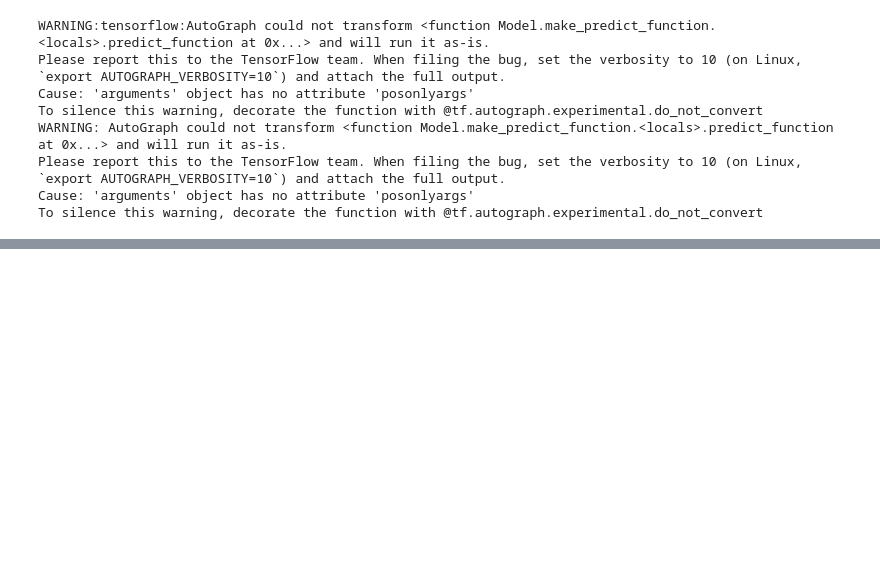
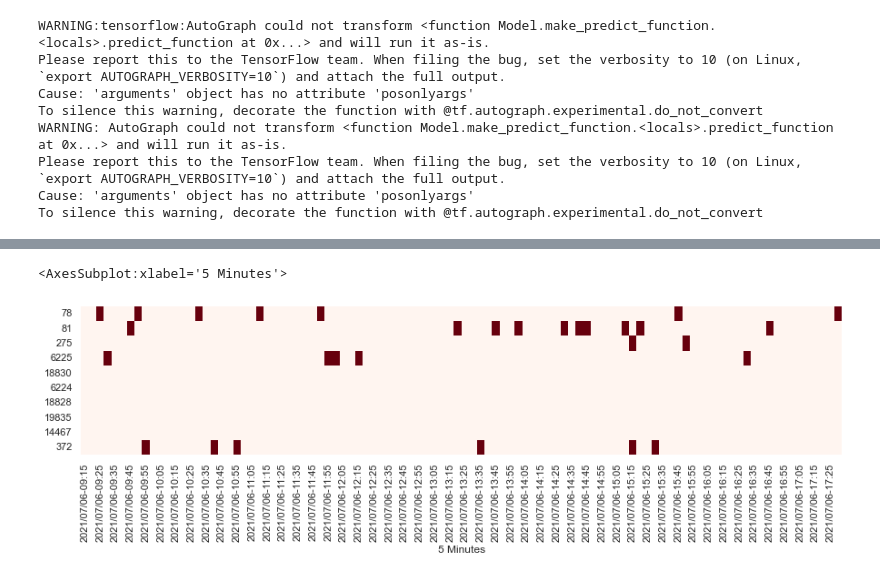
Before and after one commit to futoshi-ishiguro/pems_prediction, a Jupyter notebook: target_missing/target_missing-missing_rate_MICE.ipynb, the cells around one changed output, grey strips where cells are left out. Cells and saved outputs as stored; diff of their text form; code cells hidden in the pictures; blank space fills up the shorter version.

```diff
--- a/target_missing/target_missing-missing_rate_MICE.ipynb
+++ b/target_missing/target_missing-missing_rate_MICE.ipynb
@@ -268,3 +294,21 @@ plt.scatter(list(range(plot_range)),measured_position[plot_start:plot_start+plot
+# %%
+NaN_mask = [[0 for i in range(len(select_features))] for j in range(len(test_x[plot_start:plot_start+plot_range,:]))]
+
+c_num = 0
+for c in select_features:
+    for i in range(len(test_x[plot_start:plot_start+plot_range,:])):
+        if np.isnan(inputs_df_time[c].iloc[int(n*0.9)+plot_start+i,]):
+            NaN_mask[i][c_num] = 1
+    c_num += 1
+
+NaN_mask = np.array(NaN_mask)
+NaN_mask_df = pd.DataFrame(data=NaN_mask.T,index=select_features,columns=inputs_df_time["5 Minutes"].iloc[int(n*0.9)+plot_start:int(n*0.9)+plot_start+plot_range,].dt.strftime("%Y/%m/%d-%H:%M"))
+# %%
+sns.set(rc={"figure.figsize":(15,3)})
+sns.heatmap(NaN_mask_df,cmap="Reds",cbar=False)
+# %% [output]
+<AxesSubplot:xlabel='5 Minutes'>
+[figure, added]
 # %%
 performance = model.evaluate(test_x,test_y, verbose=0)
 # %%
```
Also changed, not shown: parts of 17 cells of this notebook.
